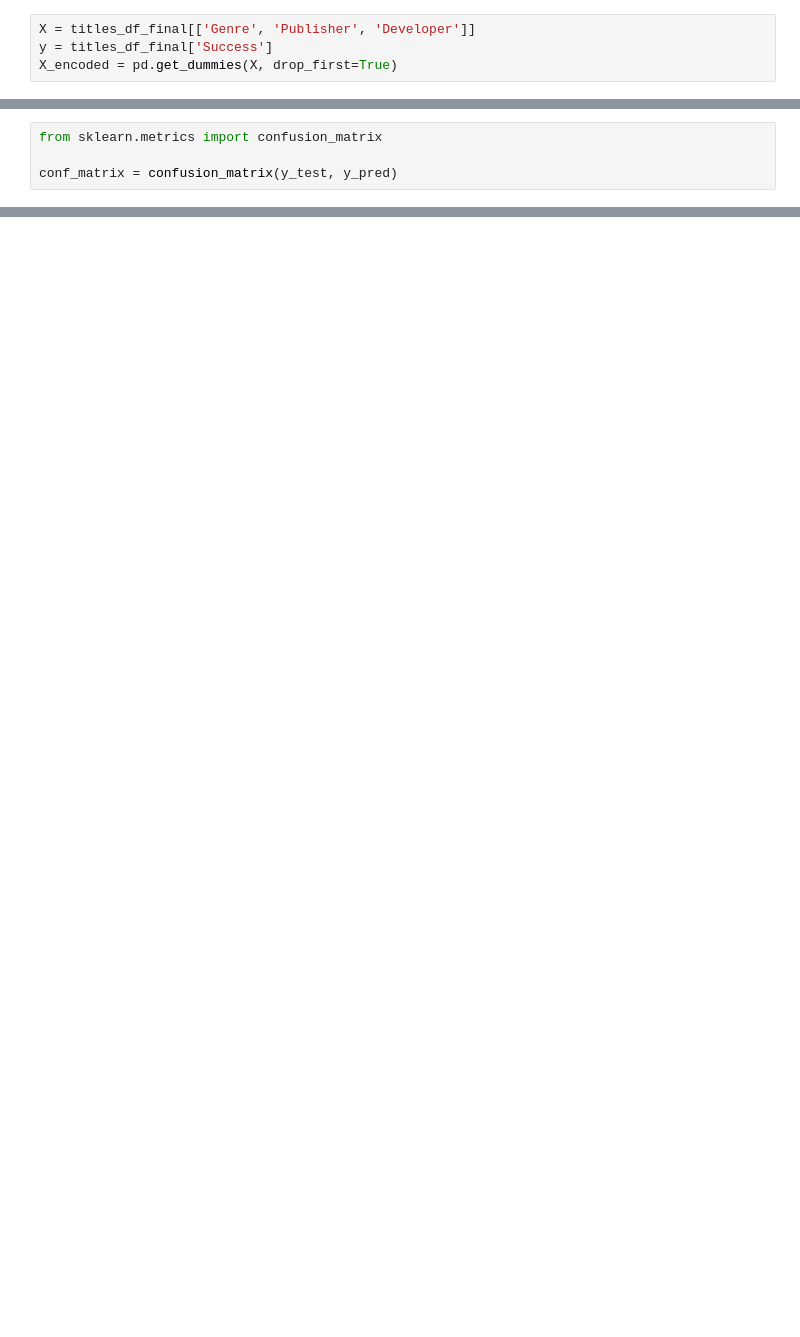
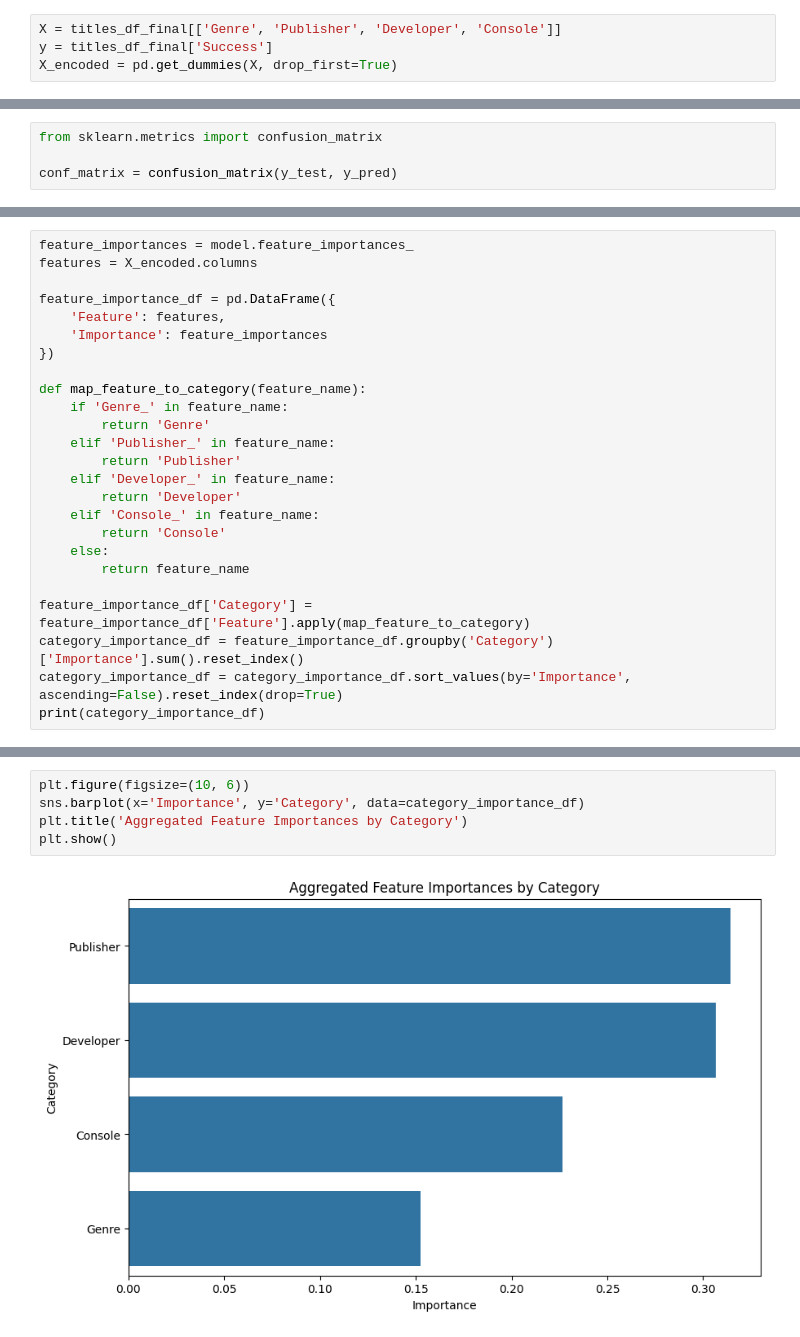
Before and after one commit to ShivDae/CMSC320-FinalProject, a Jupyter notebook: FinalDeliverable.ipynb, the cells around one changed output, grey strips where cells are left out. Saved outputs shown, nothing was run; the diff lists cells and outputs as text; blank space fills up the shorter version.

```diff
--- a/FinalDeliverable.ipynb
+++ b/FinalDeliverable.ipynb
@@ -313,7 +313,7 @@ Try using .loc[row_indexer,col_indexer] = value instead
 See the caveats in the documentation: https://pandas.pydata.org/pandas-docs/stable/user_guide/indexing.html#returning-a-view-versus-a-copy
   titles_df_final['Success'] = titles_df_final['Total Sales'].apply(lambda x: 1 if x > success_threshold else 0)
 # %%
-X = titles_df_final[['Genre', 'Publisher', 'Developer']]
+X = titles_df_final[['Genre', 'Publisher', 'Developer', 'Console']]
 y = titles_df_final['Success']
 X_encoded = pd.get_dummies(X, drop_first=True)
 # %%
@@ -374,0 +375,25 @@ plt.show()
+# %%
+feature_importances = model.feature_importances_
+features = X_encoded.columns
+
+feature_importance_df = pd.DataFrame({
+    'Feature': features,
+    'Importance': feature_importances
+})
+
+def map_feature_to_category(feature_name):
+    if 'Genre_' in feature_name:
+        return 'Genre'
+    elif 'Publisher_' in feature_name:
+        return 'Publisher'
+    elif 'Developer_' in feature_name:
+        return 'Developer'
+    elif 'Console_' in feature_name:
+        return 'Console'
+    else:
+        return feature_name
+
+feature_importance_df['Category'] = feature_importance_df['Feature'].apply(map_feature_to_category)
+category_importance_df = feature_importance_df.groupby('Category')['Importance'].sum().reset_index()
+category_importance_df = category_importance_df.sort_values(by='Importance', ascending=False).reset_index(drop=True)
+print(category_importance_df)
@@ -374,0 +406,7 @@ plt.show()
+# %%
+plt.figure(figsize=(10, 6))
+sns.barplot(x='Importance', y='Category', data=category_importance_df)
+plt.title('Aggregated Feature Importances by Category')
+plt.show()
+# %% [output]
+[figure, added]
```
Also changed, not shown: parts of 3 cells of this notebook.
